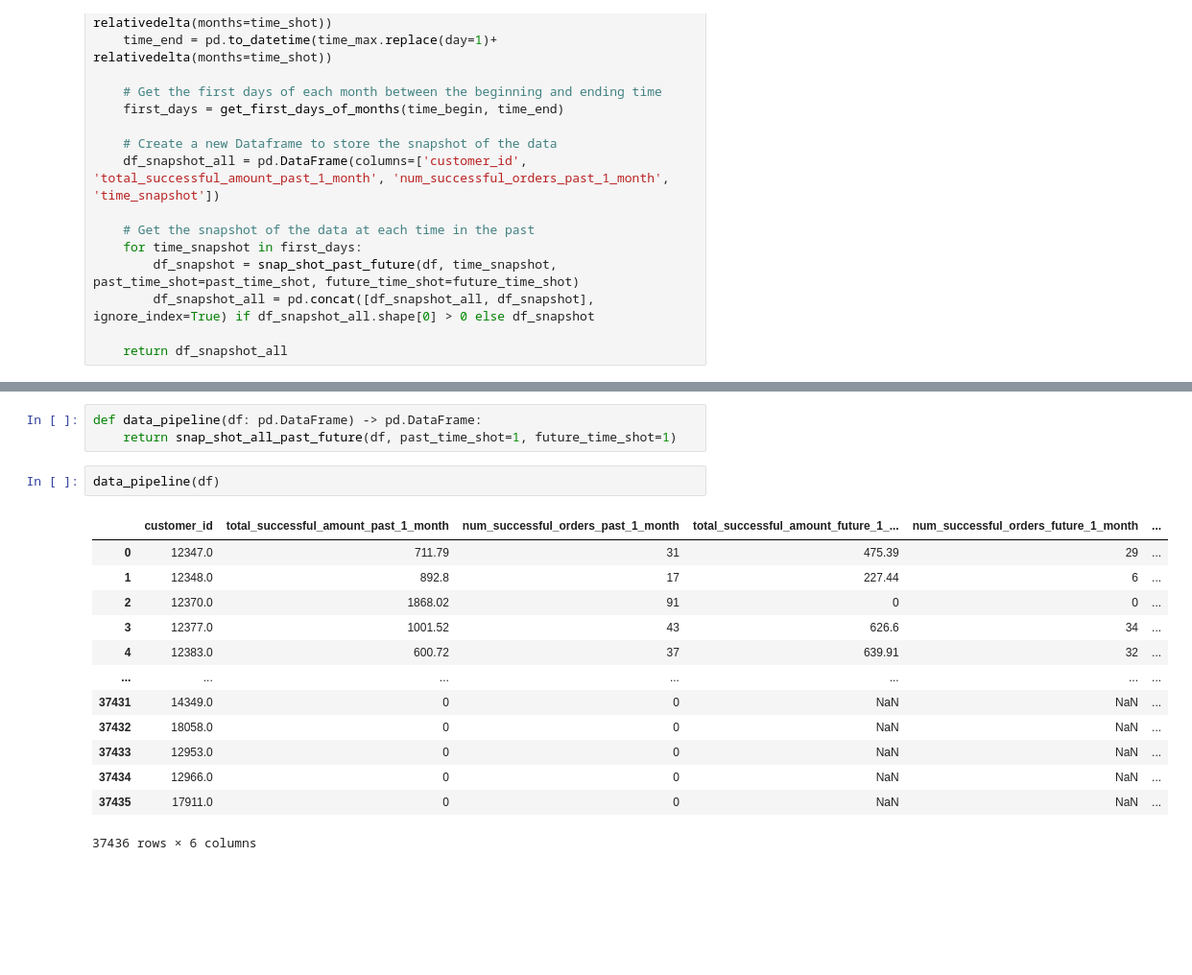
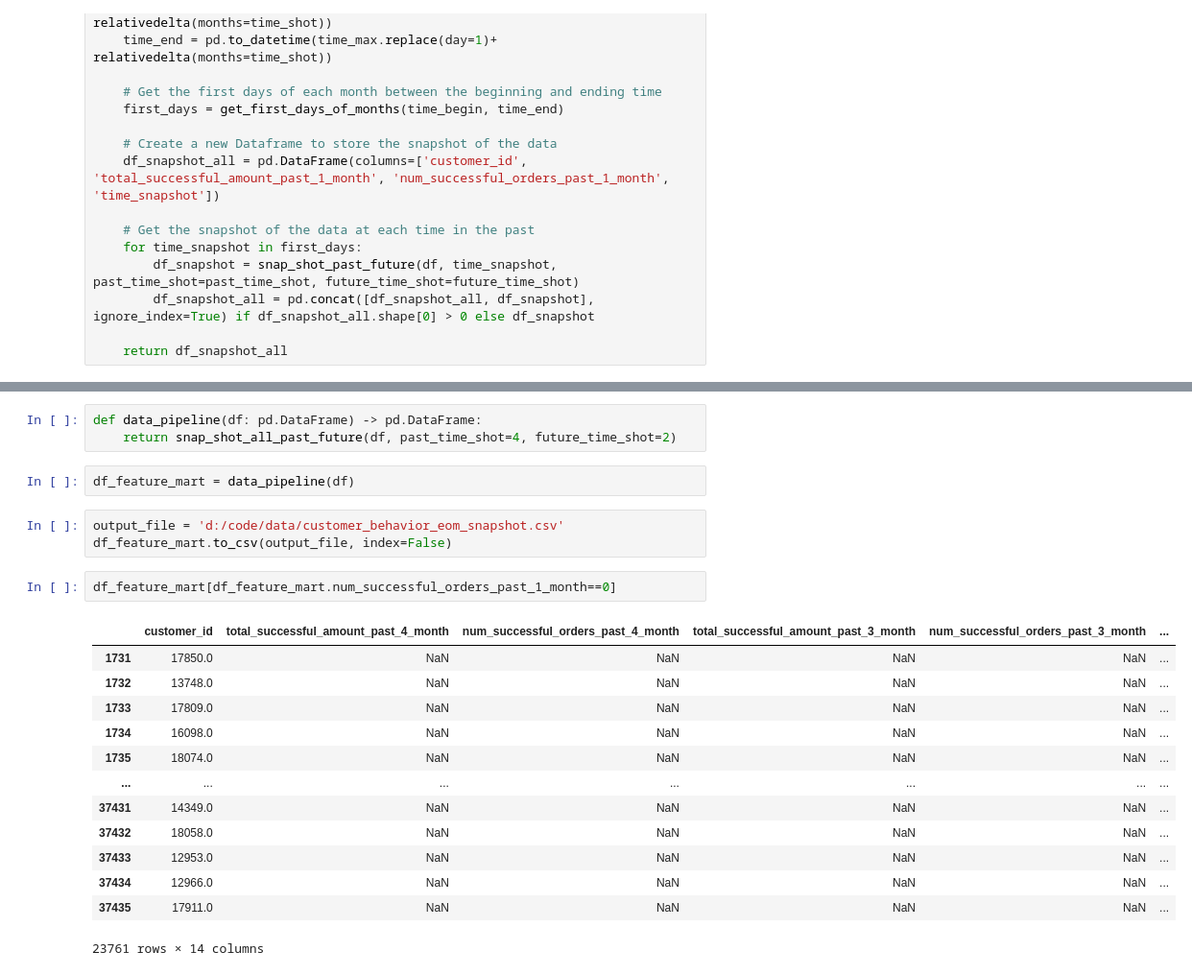
Before and after one commit to thaingoc273/statistical-learning-public, a Jupyter notebook: notebooks/08-pipeline-snapshot.ipynb, the cells around one changed output, grey strips where cells are left out. Shown: that part at 96% size. Drawn from its saved outputs; the diff is of its cells as text; blank space fills up the shorter version.

```diff
--- a/notebooks/08-pipeline-snapshot.ipynb
+++ b/notebooks/08-pipeline-snapshot.ipynb
@@ -366,19 +369,24 @@ snap_shot_all_past_future(df, past_time_shot=1, future_time_shot=1)
 # %%
 def data_pipeline(df: pd.DataFrame) -> pd.DataFrame:
-    return snap_shot_all_past_future(df, past_time_shot=1, future_time_shot=1)
+    return snap_shot_all_past_future(df, past_time_shot=4, future_time_shot=2)
-# %%
-data_pipeline(df)
-# %% [output]
-|  | customer_id | total_successful_amount_past_1_month | num_successful_orders_past_1_month | total_successful_amount_future_1_... | num_successful_orders_future_1_month | ... |
-| 0 | 12347.0 | 711.79 | 31 | 475.39 | 29 | ... |
-| 1 | 12348.0 | 892.8 | 17 | 227.44 | 6 | ... |
-| 2 | 12370.0 | 1868.02 | 91 | 0 | 0 | ... |
-| 3 | 12377.0 | 1001.52 | 43 | 626.6 | 34 | ... |
-| 4 | 12383.0 | 600.72 | 37 | 639.91 | 32 | ... |
-| ... | ... | ... | ... | ... | ... | ... |
-| 37431 | 14349.0 | 0 | 0 | NaN | NaN | ... |
-| 37432 | 18058.0 | 0 | 0 | NaN | NaN | ... |
-| 37433 | 12953.0 | 0 | 0 | NaN | NaN | ... |
-| 37434 | 12966.0 | 0 | 0 | NaN | NaN | ... |
-| 37435 | 17911.0 | 0 | 0 | NaN | NaN | ... |
-37436 rows × 6 columns
+# %%
+df_feature_mart = data_pipeline(df)
+# %%
+output_file = 'd:/code/data/customer_behavior_eom_snapshot.csv'
+df_feature_mart.to_csv(output_file, index=False)
+# %%
+df_feature_mart[df_feature_mart.num_successful_orders_past_1_month==0]
+# %% [output]
+|  | customer_id | total_successful_amount_past_4_month | num_successful_orders_past_4_month | total_successful_amount_past_3_month | num_successful_orders_past_3_month | ... |
+| 1731 | 17850.0 | NaN | NaN | NaN | NaN | ... |
+| 1732 | 13748.0 | NaN | NaN | NaN | NaN | ... |
+| 1733 | 17809.0 | NaN | NaN | NaN | NaN | ... |
+| 1734 | 16098.0 | NaN | NaN | NaN | NaN | ... |
+| 1735 | 18074.0 | NaN | NaN | NaN | NaN | ... |
+| ... | ... | ... | ... | ... | ... | ... |
+| 37431 | 14349.0 | NaN | NaN | NaN | NaN | ... |
+| 37432 | 18058.0 | NaN | NaN | NaN | NaN | ... |
+| 37433 | 12953.0 | NaN | NaN | NaN | NaN | ... |
+| 37434 | 12966.0 | NaN | NaN | NaN | NaN | ... |
+| 37435 | 17911.0 | NaN | NaN | NaN | NaN | ... |
+23761 rows × 14 columns
```
Also changed, not shown: parts of 11 cells of this notebook, 1 other file.
